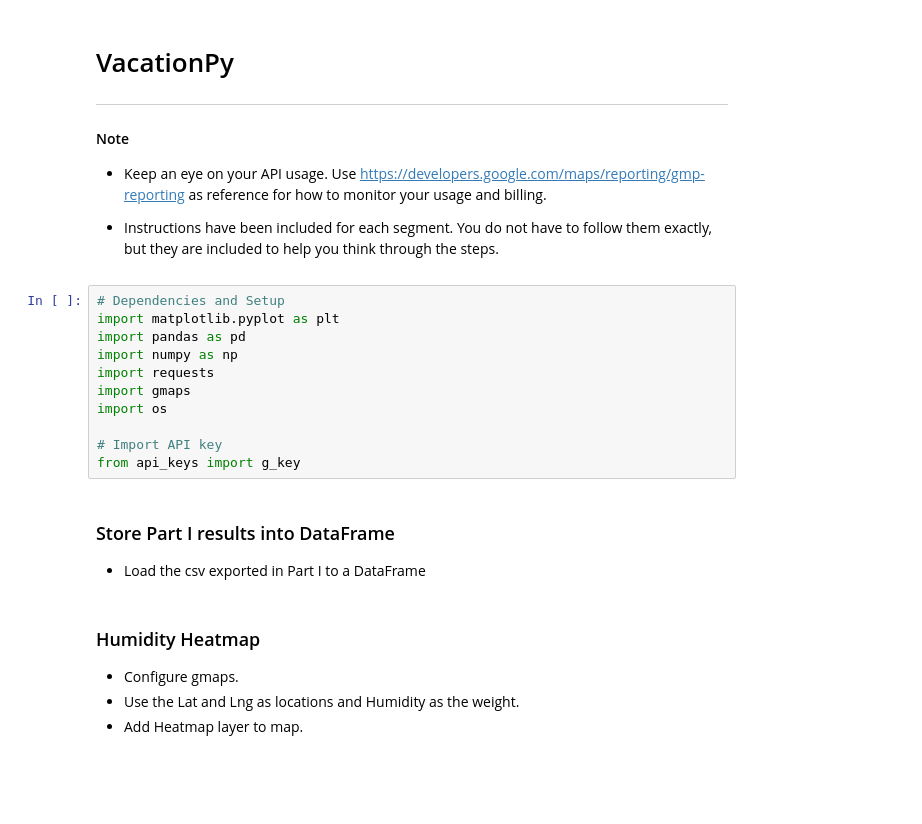
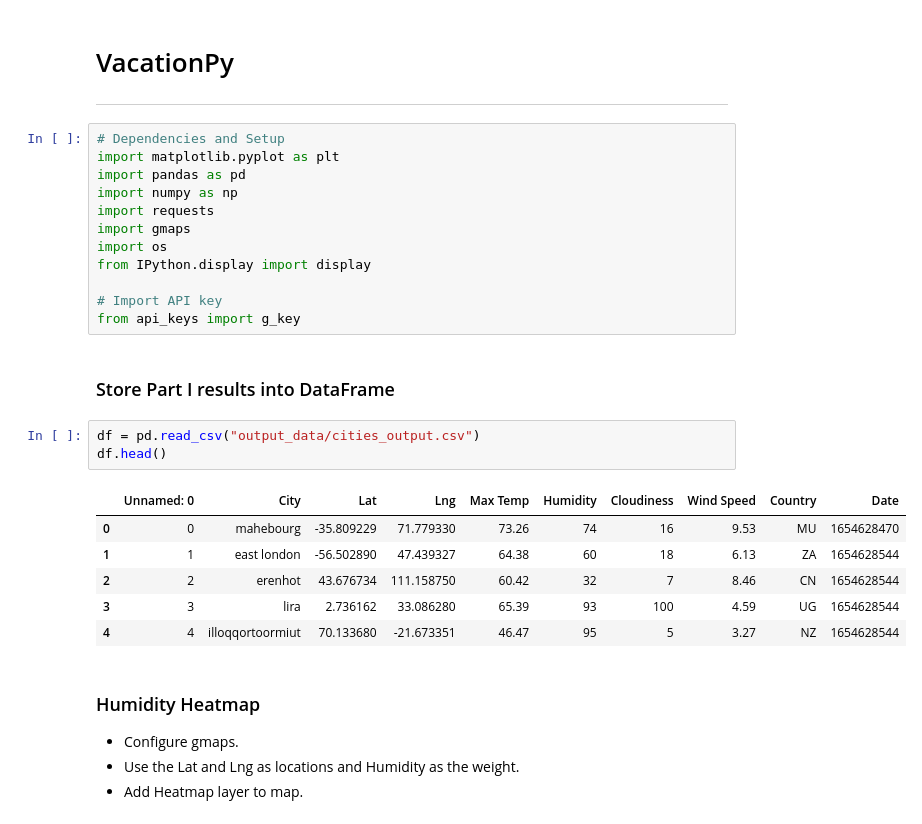
Before and after one commit to tbryan2/python-api-challenge, a Jupyter notebook: VacationPy.ipynb, the cells around one changed output. Cells and saved outputs as stored; diff of their text form; blank space fills up the shorter version.

Commit message:
Part 2 Checkpoint

```diff
--- a/VacationPy.ipynb
+++ b/VacationPy.ipynb
@@ -1,11 +1,6 @@
-# %% [markdown]
-# VacationPy
-----
-
-#### Note
-* Keep an eye on your API usage. Use https://developers.google.com/maps/reporting/gmp-reporting as reference for how to monitor your usage and billing.
-
-* Instructions have been included for each segment. You do not have to follow them exactly, but they are included to help you think through the steps.
+# %% [markdown]
+# VacationPy
+----
 # %%
 # Dependencies and Setup
 import matplotlib.pyplot as plt
@@ -14,12 +9,22 @@ import numpy as np
 import requests
 import gmaps
 import os
+from IPython.display import display
 
 # Import API key
 from api_keys import g_key
 # %% [markdown]
 ### Store Part I results into DataFrame
-* Load the csv exported in Part I to a DataFrame
+# %%
+df = pd.read_csv("output_data/cities_output.csv")
+df.head()
+# %% [output]
+|  | Unnamed: 0 | City | Lat | Lng | Max Temp | Humidity | Cloudiness | Wind Speed | Country | Date |
+| 0 | 0 | mahebourg | -35.809229 | 71.779330 | 73.26 | 74 | 16 | 9.53 | MU | 1654628470 |
+| 1 | 1 | east london | -56.502890 | 47.439327 | 64.38 | 60 | 18 | 6.13 | ZA | 1654628544 |
+| 2 | 2 | erenhot | 43.676734 | 111.158750 | 60.42 | 32 | 7 | 8.46 | CN | 1654628544 |
+| 3 | 3 | lira | 2.736162 | 33.086280 | 65.39 | 93 | 100 | 4.59 | UG | 1654628544 |
+| 4 | 4 | illoqqortoormiut | 70.133680 | -21.673351 | 46.47 | 95 | 5 | 3.27 | NZ | 1654628544 |
 # %% [markdown]
 ### Humidity Heatmap
 * Configure gmaps.
```
Also changed, not shown: parts of 4 cells of this notebook, 4 other files.
